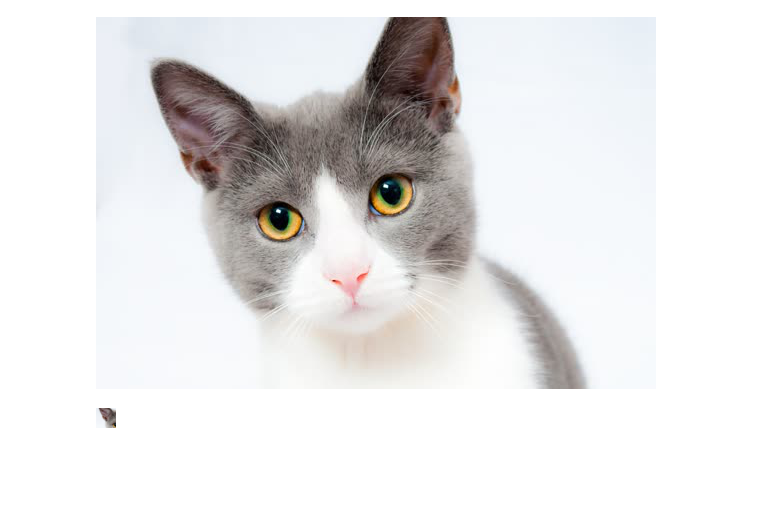
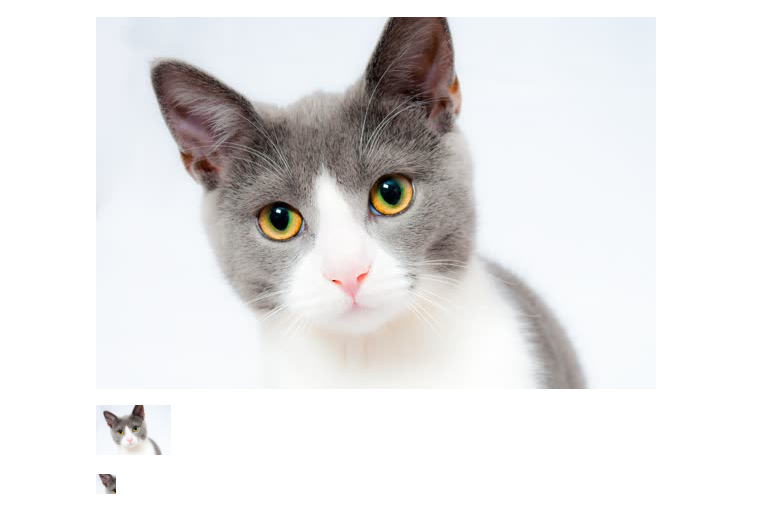
Before and after one commit to leomrocha/minibrain, a Jupyter notebook: sensors/image/Autoencoders.ipynb, the cells around one changed output. Drawn from its saved outputs; the diff is of its cells as text; code cells hidden in the pictures; blank space fills up the shorter version.

```diff
--- a/sensors/image/Autoencoders.ipynb
+++ b/sensors/image/Autoencoders.ipynb
@@ -366,6 +371,10 @@ img_tensor = preprocess(img_pil)
 # %%
 to_pil = torchvision.transforms.ToPILImage()
 i = to_pil(img_tensor)
+# %%
+i
+# %% [output]
+[figure, added]
 # %%
 to_pil(img_tensor[:,10:30,5:25])
 # %% [output]
```
Also changed, not shown: parts of 4 cells of this notebook.
